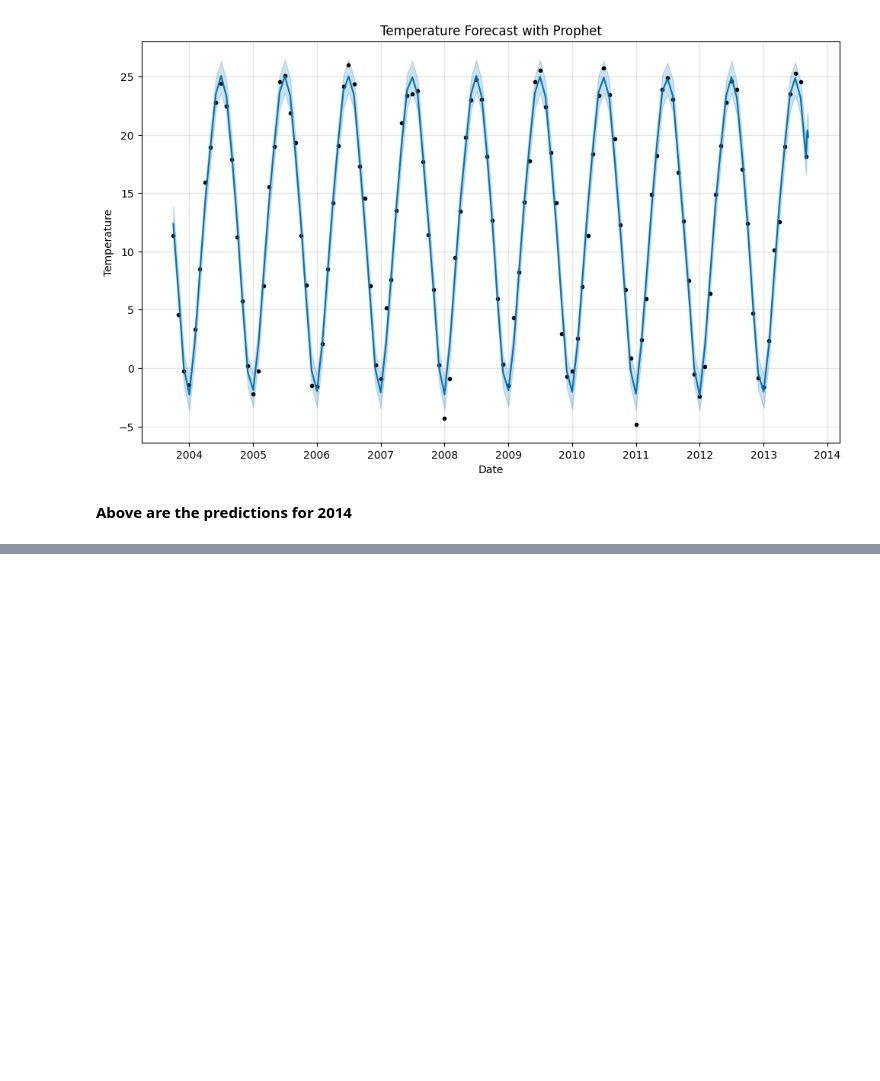
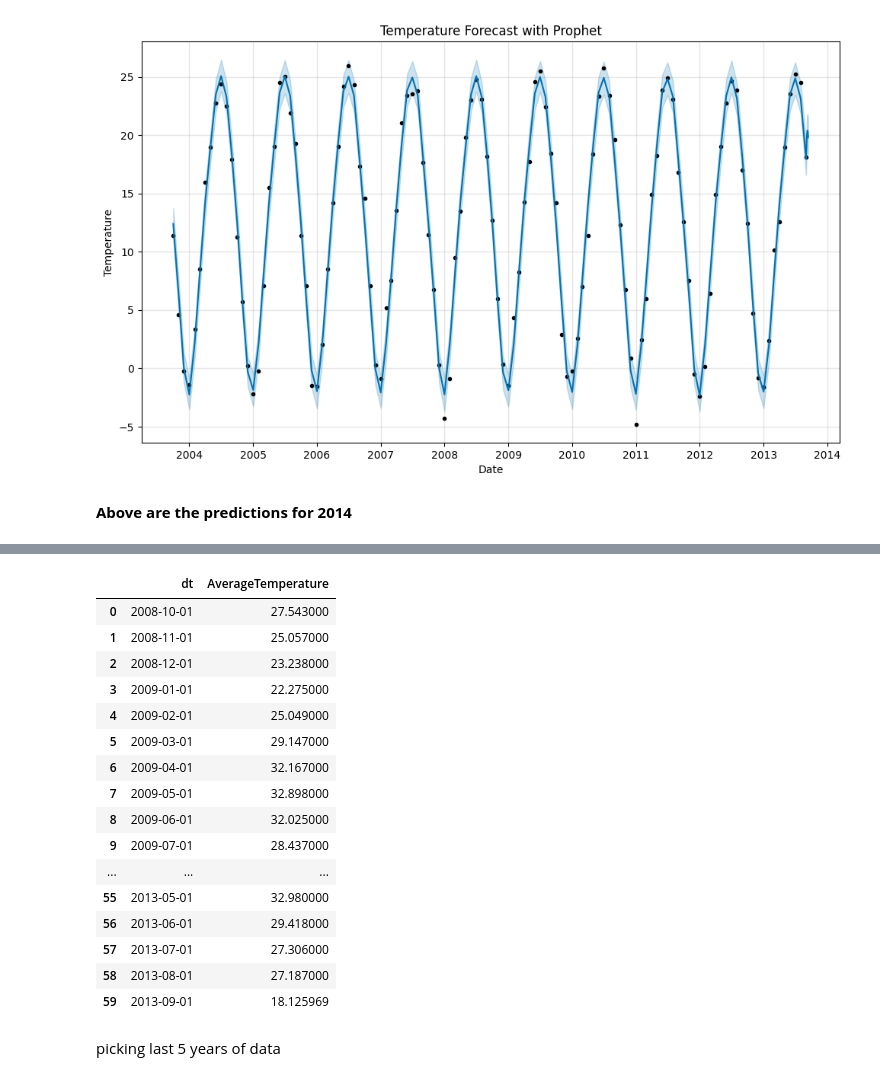
Before and after one commit to shivank124/Kaggle, a Jupyter notebook: global-temperature-records-1850-2022.ipynb, the cells around one changed output, grey strips where cells are left out. Cells and saved outputs as stored; diff of their text form; code cells hidden in the pictures; blank space fills up the shorter version.

```diff
--- a/global-temperature-records-1850-2022.ipynb
+++ b/global-temperature-records-1850-2022.ipynb
@@ -307,0 +349,22 @@ plt.show()
+# %%
+ind_df1 = ind_df[['dt','AverageTemperature']].reset_index(drop=True)
+ind_df1 = ind_df1.tail(60).reset_index(drop=True)
+ind_df1
+# %% [output]
+|  | dt | AverageTemperature |
+| 0 | 2008-10-01 | 27.543000 |
+| 1 | 2008-11-01 | 25.057000 |
+| 2 | 2008-12-01 | 23.238000 |
+| 3 | 2009-01-01 | 22.275000 |
+| 4 | 2009-02-01 | 25.049000 |
+| 5 | 2009-03-01 | 29.147000 |
+| 6 | 2009-04-01 | 32.167000 |
+| 7 | 2009-05-01 | 32.898000 |
+| 8 | 2009-06-01 | 32.025000 |
+| 9 | 2009-07-01 | 28.437000 |
+| ... | ... | ... |
+| 55 | 2013-05-01 | 32.980000 |
+| 56 | 2013-06-01 | 29.418000 |
+| 57 | 2013-07-01 | 27.306000 |
+| 58 | 2013-08-01 | 27.187000 |
+| 59 | 2013-09-01 | 18.125969 |
@@ -307,0 +373,2 @@ plt.show()
+# %% [markdown]
+picking last 5 years of data
```
Also changed, not shown: parts of 13 cells of this notebook.
